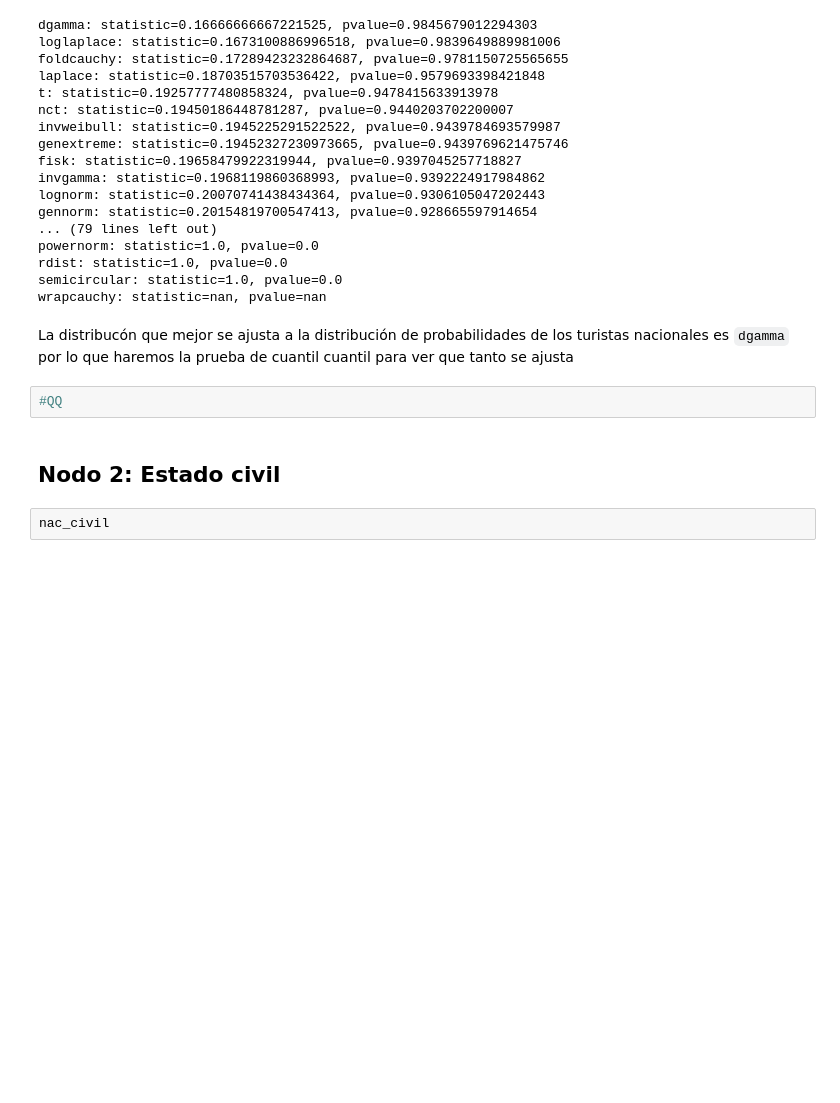
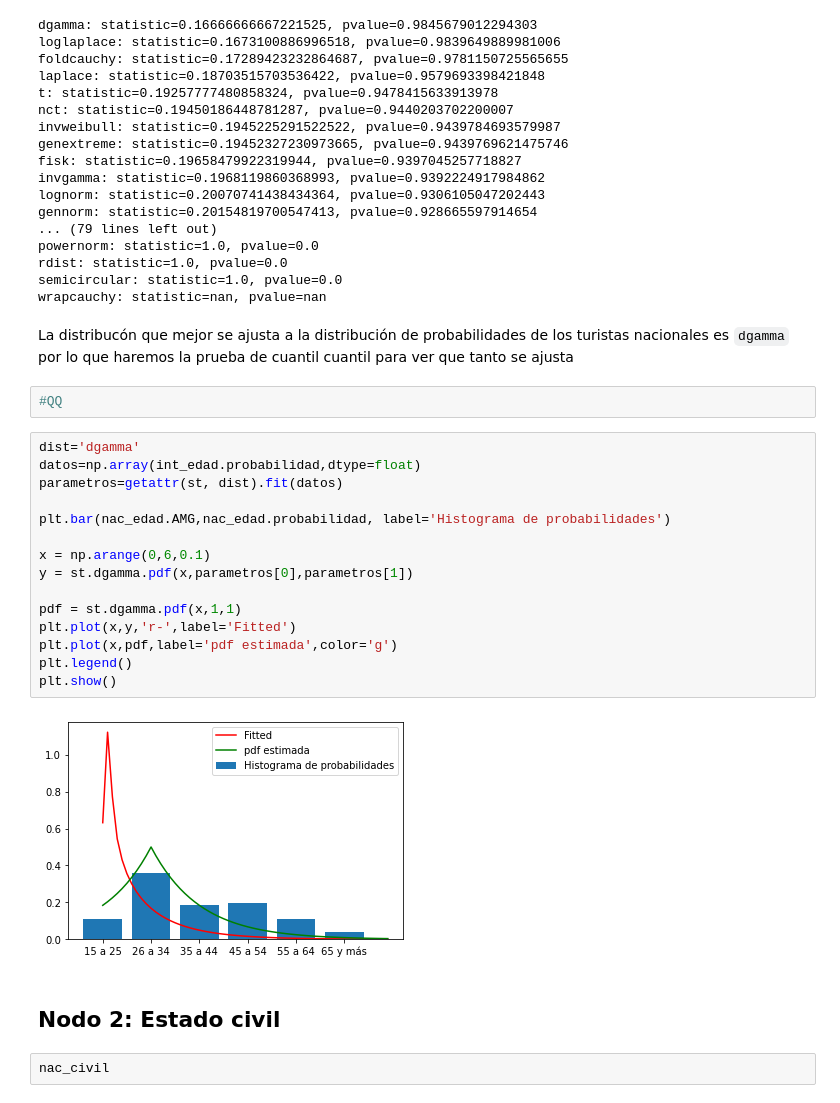
Before and after one commit to ariadnagalindom/Proyecto_GIMontoya_ADGalindo, a Jupyter notebook: PRoyecto_GIMontoya_ADGalindo.ipynb, the cells around one changed output. Saved outputs shown, nothing was run; the diff lists cells and outputs as text; blank space fills up the shorter version.

```diff
--- a/PRoyecto_GIMontoya_ADGalindo.ipynb
+++ b/PRoyecto_GIMontoya_ADGalindo.ipynb
@@ -393,6 +383,23 @@ wrapcauchy: statistic=nan, pvalue=nan
 La distribucón que mejor se ajusta a la distribución de probabilidades de los turistas nacionales es `dgamma` por lo que haremos la prueba de cuantil cuantil para ver que tanto se ajusta
 # %%
 #QQ
+# %%
+dist='dgamma'
+datos=np.array(int_edad.probabilidad,dtype=float)
+parametros=getattr(st, dist).fit(datos)
+
+plt.bar(nac_edad.AMG,nac_edad.probabilidad, label='Histograma de probabilidades')
+
+x = np.arange(0,6,0.1)
+y = st.dgamma.pdf(x,parametros[0],parametros[1])
+
+pdf = st.dgamma.pdf(x,1,1)
+plt.plot(x,y,'r-',label='Fitted')
+plt.plot(x,pdf,label='pdf estimada',color='g')
+plt.legend()
+plt.show()
+# %% [output]
+[figure, added]
 # %% [markdown]
 ## Nodo 2: Estado civil
 # %%
```
Also changed, not shown: parts of 13 cells of this notebook.
